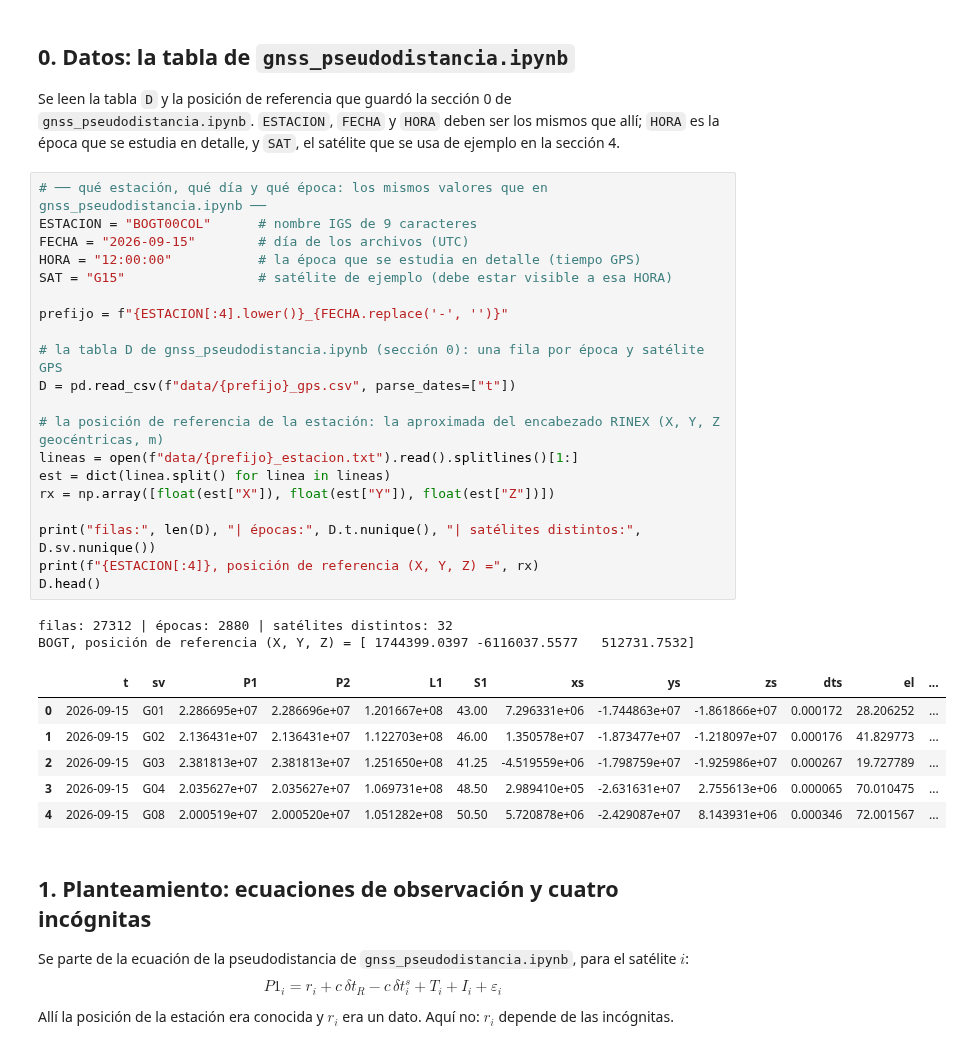
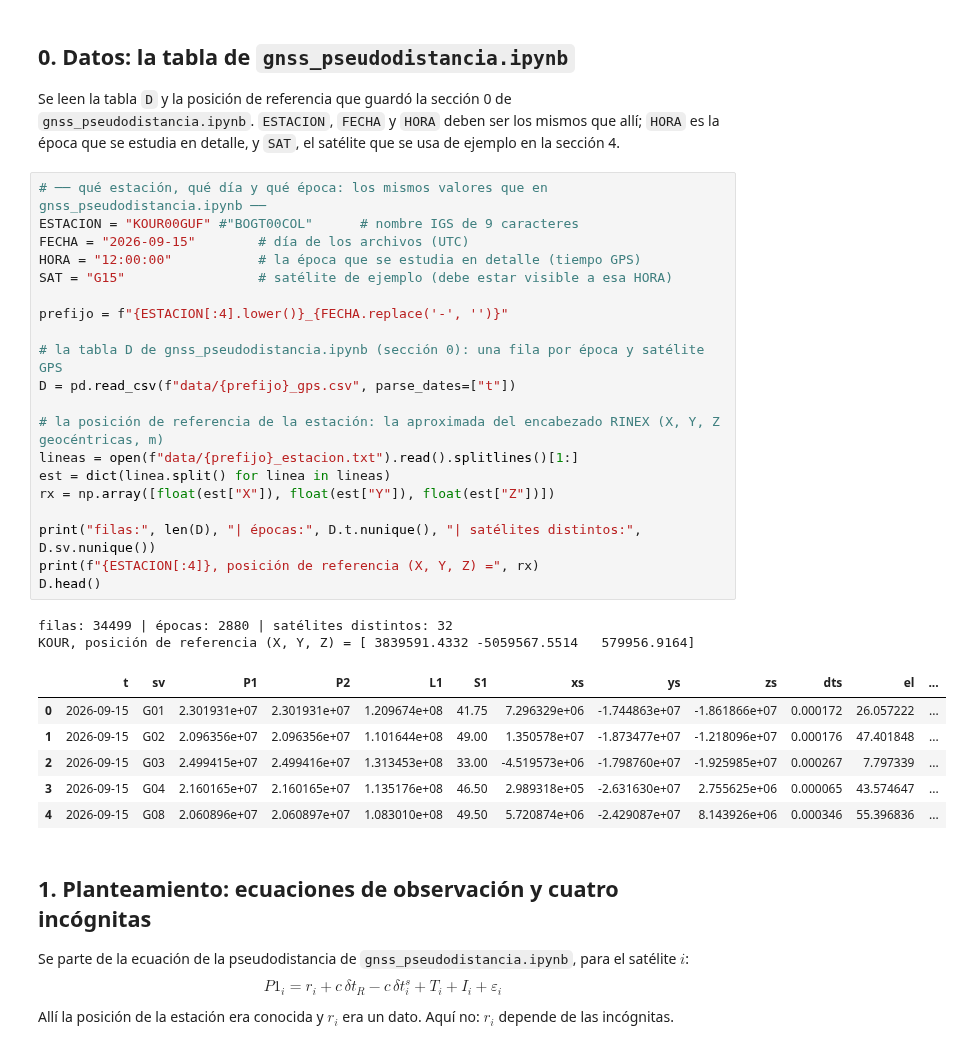
Before and after one commit to S4GC/Geopositioning-and-Navigation, a Jupyter notebook: GNSS/gnss_estimacion_posicion.ipynb, the cells around one changed output. Cells and saved outputs as stored; diff of their text form.

```diff
--- a/GNSS/gnss_estimacion_posicion.ipynb
+++ b/GNSS/gnss_estimacion_posicion.ipynb
@@ -44,33 +44,33 @@ C = 299792458.0
 Se leen la tabla `D` y la posición de referencia que guardó la sección 0 de `gnss_pseudodistancia.ipynb`. `ESTACION`, `FECHA` y `HORA` deben ser los mismos que allí; `HORA` es la época que se estudia en detalle, y `SAT`, el satélite que se usa de ejemplo en la sección 4.
 # %%
 # ── qué estación, qué día y qué época: los mismos valores que en gnss_pseudodistancia.ipynb ──
-ESTACION = "BOGT00COL"      # nombre IGS de 9 caracteres
+ESTACION = "KOUR00GUF" #"BOGT00COL"      # nombre IGS de 9 caracteres
 FECHA = "2026-09-15"        # día de los archivos (UTC)
 HORA = "12:00:00"           # la época que se estudia en detalle (tiempo GPS)
 SAT = "G15"                 # satélite de ejemplo (debe estar visible a esa HORA)
 
 prefijo = f"{ESTACION[:4].lower()}_{FECHA.replace('-', '')}"
 
 # la tabla D de gnss_pseudodistancia.ipynb (sección 0): una fila por época y satélite GPS
 D = pd.read_csv(f"data/{prefijo}_gps.csv", parse_dates=["t"])
 
 # la posición de referencia de la estación: la aproximada del encabezado RINEX (X, Y, Z geocéntricas, m)
 lineas = open(f"data/{prefijo}_estacion.txt").read().splitlines()[1:]
 est = dict(linea.split() for linea in lineas)
 rx = np.array([float(est["X"]), float(est["Y"]), float(est["Z"])])
 
 print("filas:", len(D), "| épocas:", D.t.nunique(), "| satélites distintos:", D.sv.nunique())
 print(f"{ESTACION[:4]}, posición de referencia (X, Y, Z) =", rx)
 D.head()
 # %% [output]
-filas: 27312 | épocas: 2880 | satélites distintos: 32
-BOGT, posición de referencia (X, Y, Z) = [ 1744399.0397 -6116037.5577   512731.7532]
+filas: 34499 | épocas: 2880 | satélites distintos: 32
+KOUR, posición de referencia (X, Y, Z) = [ 3839591.4332 -5059567.5514   579956.9164]
 |  | t | sv | P1 | P2 | L1 | S1 | xs | ys | zs | dts | el | ... |
-| 0 | 2026-09-15 | G01 | 2.286695e+07 | 2.286696e+07 | 1.201667e+08 | 43.00 | 7.296331e+06 | -1.744863e+07 | -1.861866e+07 | 0.000172 | 28.206252 | ... |
-| 1 | 2026-09-15 | G02 | 2.136431e+07 | 2.136431e+07 | 1.122703e+08 | 46.00 | 1.350578e+07 | -1.873477e+07 | -1.218097e+07 | 0.000176 | 41.829773 | ... |
-| 2 | 2026-09-15 | G03 | 2.381813e+07 | 2.381813e+07 | 1.251650e+08 | 41.25 | -4.519559e+06 | -1.798759e+07 | -1.925986e+07 | 0.000267 | 19.727789 | ... |
-| 3 | 2026-09-15 | G04 | 2.035627e+07 | 2.035627e+07 | 1.069731e+08 | 48.50 | 2.989410e+05 | -2.631631e+07 | 2.755613e+06 | 0.000065 | 70.010475 | ... |
-| 4 | 2026-09-15 | G08 | 2.000519e+07 | 2.000520e+07 | 1.051282e+08 | 50.50 | 5.720878e+06 | -2.429087e+07 | 8.143931e+06 | 0.000346 | 72.001567 | ... |
+| 0 | 2026-09-15 | G01 | 2.301931e+07 | 2.301931e+07 | 1.209674e+08 | 41.75 | 7.296329e+06 | -1.744863e+07 | -1.861866e+07 | 0.000172 | 26.057222 | ... |
+| 1 | 2026-09-15 | G02 | 2.096356e+07 | 2.096356e+07 | 1.101644e+08 | 49.00 | 1.350578e+07 | -1.873477e+07 | -1.218096e+07 | 0.000176 | 47.401848 | ... |
+| 2 | 2026-09-15 | G03 | 2.499415e+07 | 2.499416e+07 | 1.313453e+08 | 33.00 | -4.519573e+06 | -1.798760e+07 | -1.925985e+07 | 0.000267 | 7.797339 | ... |
+| 3 | 2026-09-15 | G04 | 2.160165e+07 | 2.160165e+07 | 1.135176e+08 | 46.50 | 2.989318e+05 | -2.631630e+07 | 2.755625e+06 | 0.000065 | 43.574647 | ... |
+| 4 | 2026-09-15 | G08 | 2.060896e+07 | 2.060897e+07 | 1.083010e+08 | 49.50 | 5.720874e+06 | -2.429087e+07 | 8.143926e+06 | 0.000346 | 55.396836 | ... |
 # %% [markdown]
 ## 1. Planteamiento: ecuaciones de observación y cuatro incógnitas
 
```
Also changed, not shown: parts of 23 cells of this notebook.
